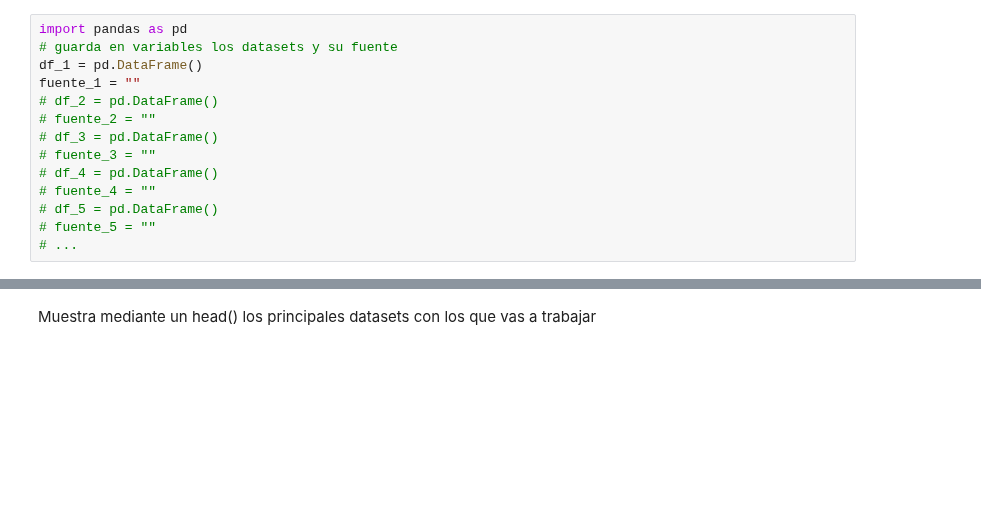
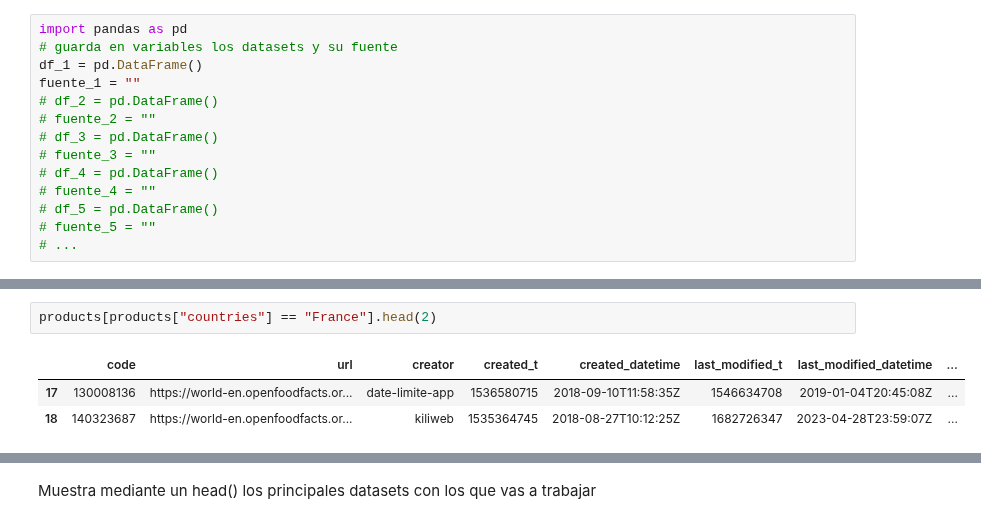
Before and after one commit to alexadodu/2026-10-BILBAO-FT-Data-Science, a Jupyter notebook: 2-Data_Analysis/EDA/Definicion_EDA.ipynb, the cells around one changed output, grey strips where cells are left out. Saved outputs shown, nothing was run; the diff lists cells and outputs as text; blank space fills up the shorter version.

```diff
--- a/2-Data_Analysis/EDA/Definicion_EDA.ipynb
+++ b/2-Data_Analysis/EDA/Definicion_EDA.ipynb
@@ -50,0 +115,6 @@ fuente_1 = ""
+# %%
+products[products["countries"] == "France"].head(2)
+# %% [output]
+|  | code | url | creator | created_t | created_datetime | last_modified_t | last_modified_datetime | ... |
+| 17 | 130008136 | https://world-en.openfoodfacts.or... | date-limite-app | 1536580715 | 2018-09-10T11:58:35Z | 1546634708 | 2019-01-04T20:45:08Z | ... |
+| 18 | 140323687 | https://world-en.openfoodfacts.or... | kiliweb | 1535364745 | 2018-08-27T10:12:25Z | 1682726347 | 2023-04-28T23:59:07Z | ... |
```
Also changed, not shown: parts of 6 cells of this notebook.
